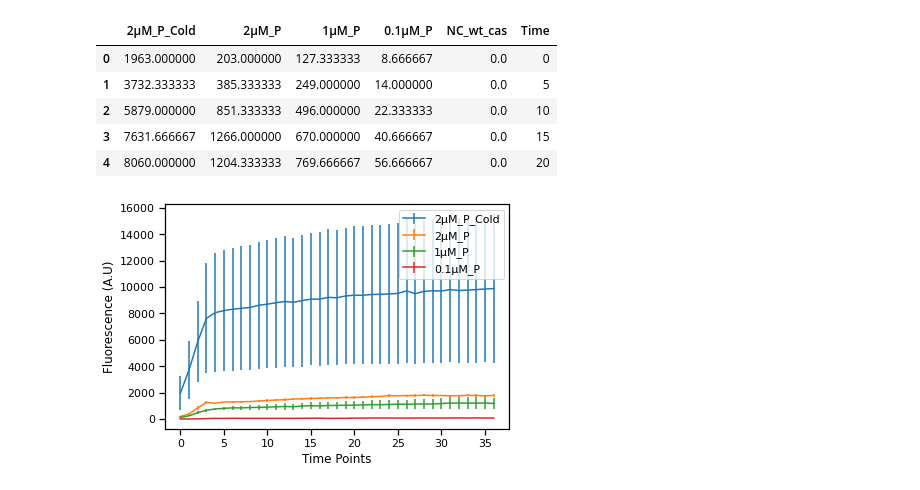
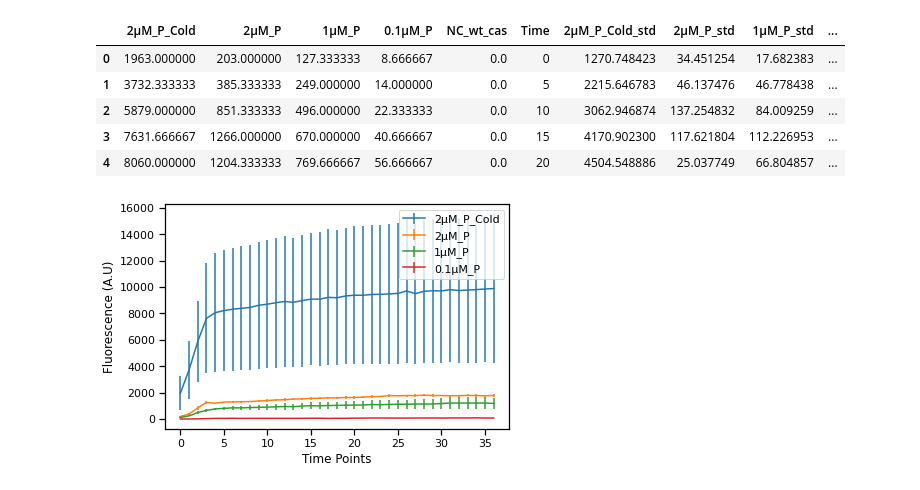
Before and after one commit to NessLfy/iGEM, a Jupyter notebook: SHERLOCK_probe_dilution.ipynb, the cells around one changed output. Cells and saved outputs as stored; diff of their text form; code cells hidden in the pictures.

```diff
--- a/SHERLOCK_probe_dilution.ipynb
+++ b/SHERLOCK_probe_dilution.ipynb
@@ -13,5 +19,5 @@ import PyCCELL_PRFQT as px
 # %%
-test,std = px.main('results/SHERLOCK/1st_try_probe_dilution/sherlock_probe_concentr_2.xlsx'
+test = px.main('results/SHERLOCK/1st_try_probe_dilution/sherlock_probe_concentr_2.xlsx'
                ,70,"NO",3,5,'col',['F7','G7','H7'],"NO")
 # %% [output]
 [figure]
@@ -44,18 +34,23 @@ df.T
 # %%
 test.rename(columns={"['F3', 'G3', 'H3']": '2µM_P_Cold',
                    "['F4', 'G4', 'H4']": '2µM_P',
                      "['F5', 'G5', 'H5']":'1µM_P' ,
                      "['F6', 'G6', 'H6']": '0.1µM_P',
-                    "['F7', 'G7', 'H7']": 'NC_wt_cas'},
+                    "['F7', 'G7', 'H7']": 'NC_wt_cas',
+                     0: '2µM_P_Cold_std',
+                   1: '2µM_P_std',
+                     2:'1µM_P_std' ,
+                     3: '0.1µM_P_std',
+                    4: 'NC_wt_cas_std'},
           inplace=True, errors='raise')
 
 test.head()
 # %% [output]
-|  | 2µM_P_Cold | 2µM_P | 1µM_P | 0.1µM_P | NC_wt_cas | Time |
-| 0 | 1963.000000 | 203.000000 | 127.333333 | 8.666667 | 0.0 | 0 |
-| 1 | 3732.333333 | 385.333333 | 249.000000 | 14.000000 | 0.0 | 5 |
-| 2 | 5879.000000 | 851.333333 | 496.000000 | 22.333333 | 0.0 | 10 |
-| 3 | 7631.666667 | 1266.000000 | 670.000000 | 40.666667 | 0.0 | 15 |
-| 4 | 8060.000000 | 1204.333333 | 769.666667 | 56.666667 | 0.0 | 20 |
+|  | 2µM_P_Cold | 2µM_P | 1µM_P | 0.1µM_P | NC_wt_cas | Time | 2µM_P_Cold_std | 2µM_P_std | 1µM_P_std | ... |
+| 0 | 1963.000000 | 203.000000 | 127.333333 | 8.666667 | 0.0 | 0 | 1270.748423 | 34.451254 | 17.682383 | ... |
+| 1 | 3732.333333 | 385.333333 | 249.000000 | 14.000000 | 0.0 | 5 | 2215.646783 | 46.137476 | 46.778438 | ... |
+| 2 | 5879.000000 | 851.333333 | 496.000000 | 22.333333 | 0.0 | 10 | 3062.946874 | 137.254832 | 84.009259 | ... |
+| 3 | 7631.666667 | 1266.000000 | 670.000000 | 40.666667 | 0.0 | 15 | 4170.902300 | 117.621804 | 112.226953 | ... |
+| 4 | 8060.000000 | 1204.333333 | 769.666667 | 56.666667 | 0.0 | 20 | 4504.548886 | 25.037749 | 66.804857 | ... |
 # %%
 sns.set_context("notebook")
```
Also changed, not shown: parts of 23 cells of this notebook, 5 other files.
